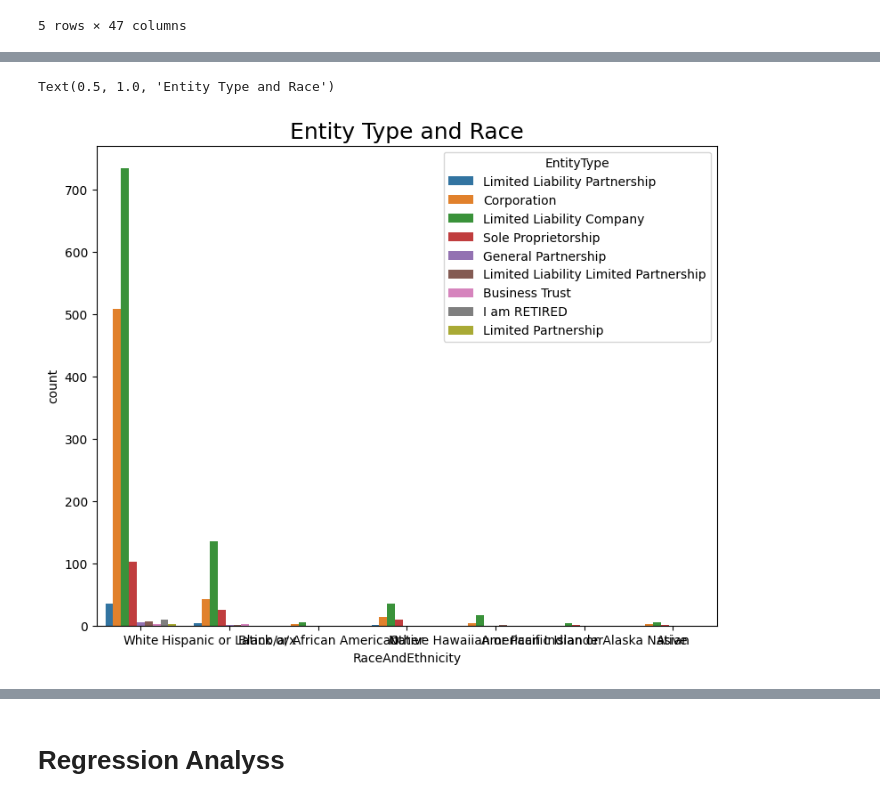
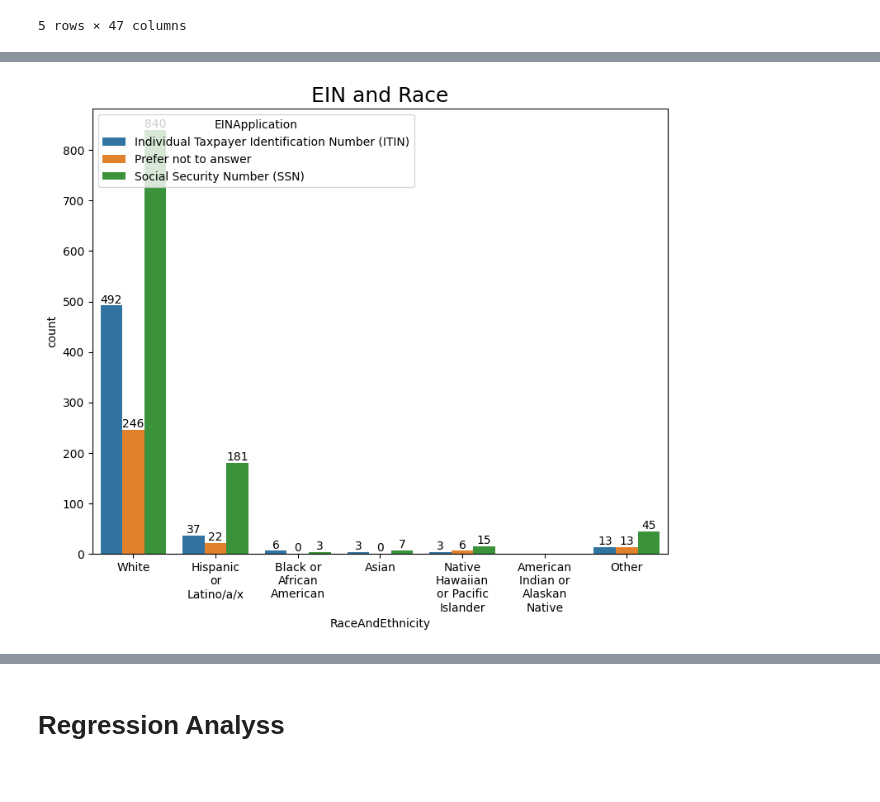
Before and after one commit to ramirezzzluisss/pythonprojects, a Jupyter notebook: HonorsThesis.ipynb, the cells around one changed output, grey strips where cells are left out. Saved outputs shown, nothing was run; the diff lists cells and outputs as text; code cells hidden in the pictures.

```diff
--- a/HonorsThesis.ipynb
+++ b/HonorsThesis.ipynb
@@ -223,3 +367,8 @@ df_clean['Education'] = pd.Categorical(df_clean['Education'],
                                          categories = ['Less than high school', 'High school graduate or GED', 'Some college',
                                                        'Associates degree', 'Bachelors degree', 'Masters degree', 'Doctorate'],
                                          ordered = True)
+# %%
+df_clean['RaceAndEthnicity'] = pd.Categorical(df_clean['RaceAndEthnicity'],
+                                         categories = ['White', 'Hispanic or Latino/a/x', 'Black or African American', 'Asian',
+                                                       'Native Hawaiian or Pacific Islander', 'American Indian or Alaskan Native', 'Other'],
+                                         ordered = True)
@@ -225,0 +408,11 @@ df_clean['Education'] = pd.Categorical(df_clean['Education'],
+# %%
+plt.figure(figsize=(9,7))
+
+ax = sns.countplot(x = 'RaceAndEthnicity', hue = 'EntityType', data = df_clean)
+#Add title
+plt.title('Entity Type and Race', fontsize=18)
+
+for container in ax.containers:
+    ax.bar_label(container)
+
+wrap_labels(ax, 10)
@@ -225,0 +452,11 @@ df_clean['Education'] = pd.Categorical(df_clean['Education'],
+# %%
+plt.figure(figsize=(9,7))
+
+ax = sns.countplot(x = 'RaceAndEthnicity', hue = 'BusinessPlan', data = df_clean)
+#Add title
+plt.title('Business Plan and Race', fontsize=18)
+
+for container in ax.containers:
+    ax.bar_label(container)
+
+wrap_labels(ax, 10)
@@ -226,7 +465,12 @@ df_clean['Education'] = pd.Categorical(df_clean['Education'],
 # %%
 plt.figure(figsize=(9,7))
 
-ax = sns.countplot(x = 'RaceAndEthnicity', hue = 'Education', data = df_clean)
+ax = sns.countplot(x = 'RaceAndEthnicity', hue = 'LEED', data = df_clean)
 #Add title
-plt.title('Education and Race', fontsize=18)
+plt.title('LEED and Race', fontsize=18)
+
+for container in ax.containers:
+    ax.bar_label(container)
+
+wrap_labels(ax, 10)
 # %% [output]
@@ -235,9 +478,13 @@ Text(0.5, 1.0, 'Education and Race')
 # %%
 plt.figure(figsize=(9,7))
 
-ax = sns.countplot(x = 'RaceAndEthnicity', hue = 'EntityType', data = df_clean)
+ax = sns.countplot(x = 'RaceAndEthnicity', hue = 'EINApplication', data = df_clean)
 #Add title
-plt.title('Entity Type and Race', fontsize=18)
+plt.title('EIN and Race', fontsize=18)
+
+for container in ax.containers:
+    ax.bar_label(container)
+
+wrap_labels(ax, 10)
 # %% [output]
-Text(0.5, 1.0, 'Entity Type and Race')
-[figure, old version]
+[figure, new version]
```
Also changed, not shown: parts of 52 cells of this notebook.
